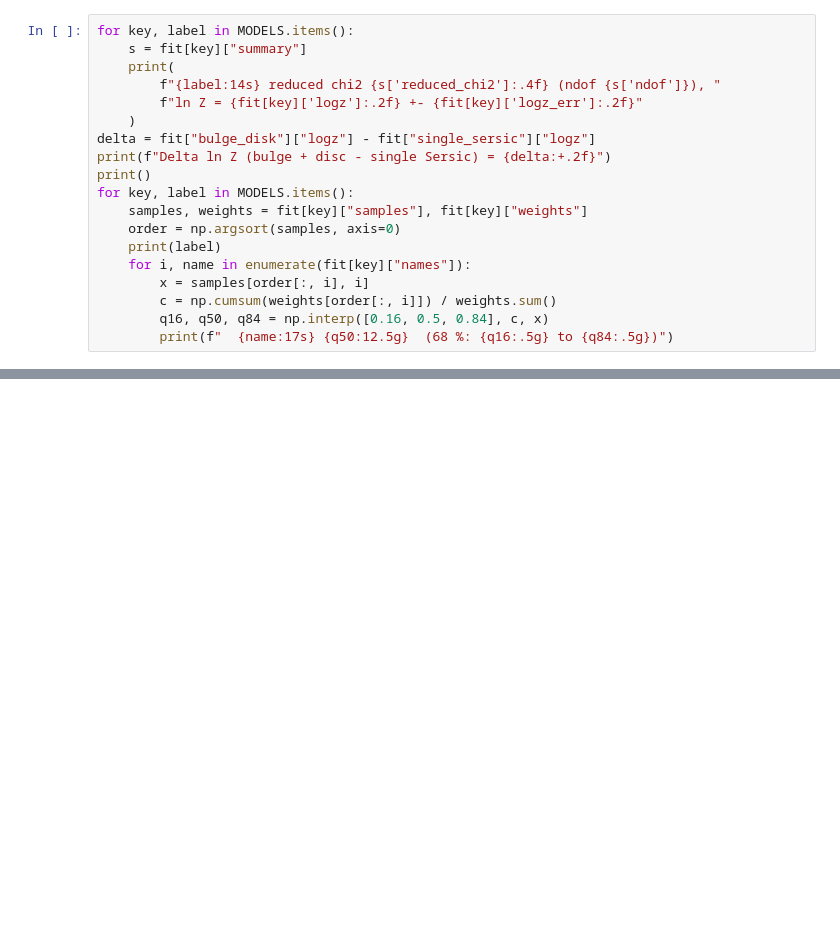
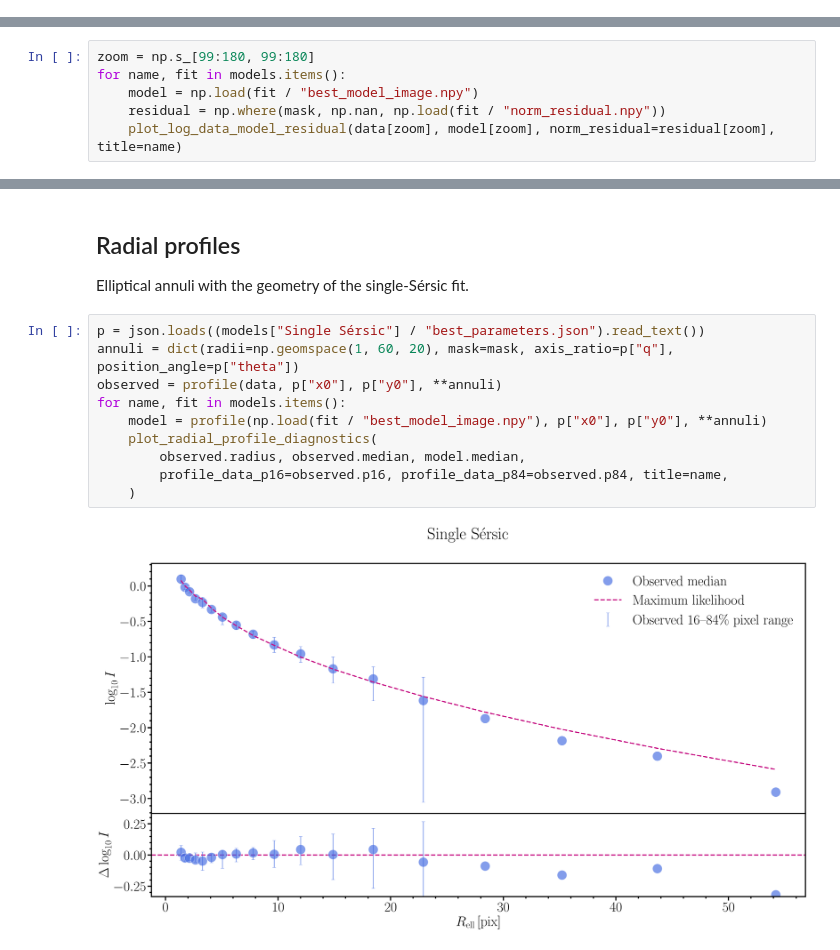
Before and after one commit to carlocannarozzophd/BayMorph, a Jupyter notebook: examples/roman_isim_fits.ipynb, the cells around one changed output, grey strips where cells are left out. Drawn from its saved outputs; the diff is of its cells as text; blank space fills up the shorter version.

```diff
--- a/examples/roman_isim_fits.ipynb
+++ b/examples/roman_isim_fits.ipynb
@@ -131,19 +22,0 @@ for key, label in MODELS.items():
-# %%
-for key, label in MODELS.items():
-    s = fit[key]["summary"]
-    print(
-        f"{label:14s} reduced chi2 {s['reduced_chi2']:.4f} (ndof {s['ndof']}), "
-        f"ln Z = {fit[key]['logz']:.2f} +- {fit[key]['logz_err']:.2f}"
-    )
-delta = fit["bulge_disk"]["logz"] - fit["single_sersic"]["logz"]
-print(f"Delta ln Z (bulge + disc - single Sersic) = {delta:+.2f}")
-print()
-for key, label in MODELS.items():
-    samples, weights = fit[key]["samples"], fit[key]["weights"]
-    order = np.argsort(samples, axis=0)
-    print(label)
-    for i, name in enumerate(fit[key]["names"]):
-        x = samples[order[:, i], i]
-        c = np.cumsum(weights[order[:, i]]) / weights.sum()
-        q16, q50, q84 = np.interp([0.16, 0.5, 0.84], c, x)
-        print(f"  {name:17s} {q50:12.5g}  (68 %: {q16:.5g} to {q84:.5g})")
@@ -177,0 +23,6 @@ So this is a consistency demonstration on one galaxy and one noise realization:
+# %%
+zoom = np.s_[99:180, 99:180]
+for name, fit in models.items():
+    model = np.load(fit / "best_model_image.npy")
+    residual = np.where(mask, np.nan, np.load(fit / "norm_residual.npy"))
+    plot_log_data_model_residual(data[zoom], model[zoom], norm_residual=residual[zoom], title=name)
@@ -177,0 +32,16 @@ So this is a consistency demonstration on one galaxy and one noise realization:
+# %% [markdown]
+## Radial profiles
+
+Elliptical annuli with the geometry of the single-Sérsic fit.
+# %%
+p = json.loads((models["Single Sérsic"] / "best_parameters.json").read_text())
+annuli = dict(radii=np.geomspace(1, 60, 20), mask=mask, axis_ratio=p["q"], position_angle=p["theta"])
+observed = profile(data, p["x0"], p["y0"], **annuli)
+for name, fit in models.items():
+    model = profile(np.load(fit / "best_model_image.npy"), p["x0"], p["y0"], **annuli)
+    plot_radial_profile_diagnostics(
+        observed.radius, observed.median, model.median,
+        profile_data_p16=observed.p16, profile_data_p84=observed.p84, title=name,
+    )
+# %% [output]
+[figure, added]
```
Also changed, not shown: parts of 18 cells of this notebook, 1 other file.
